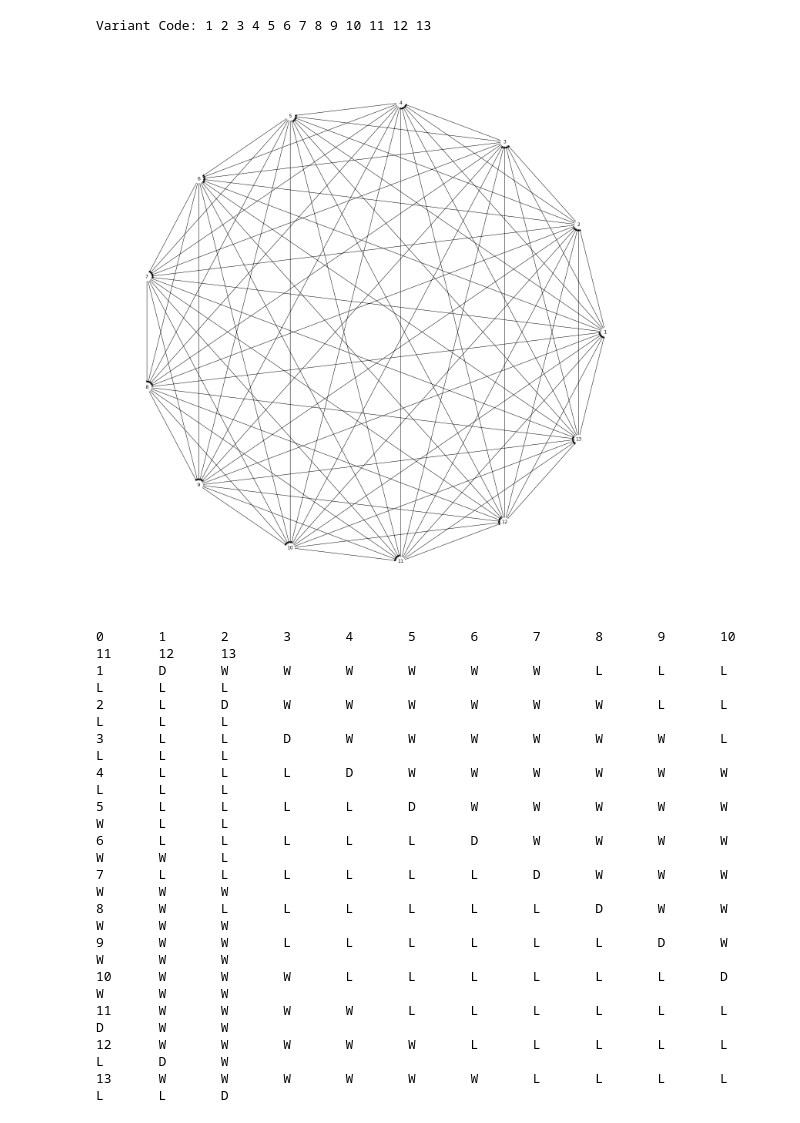
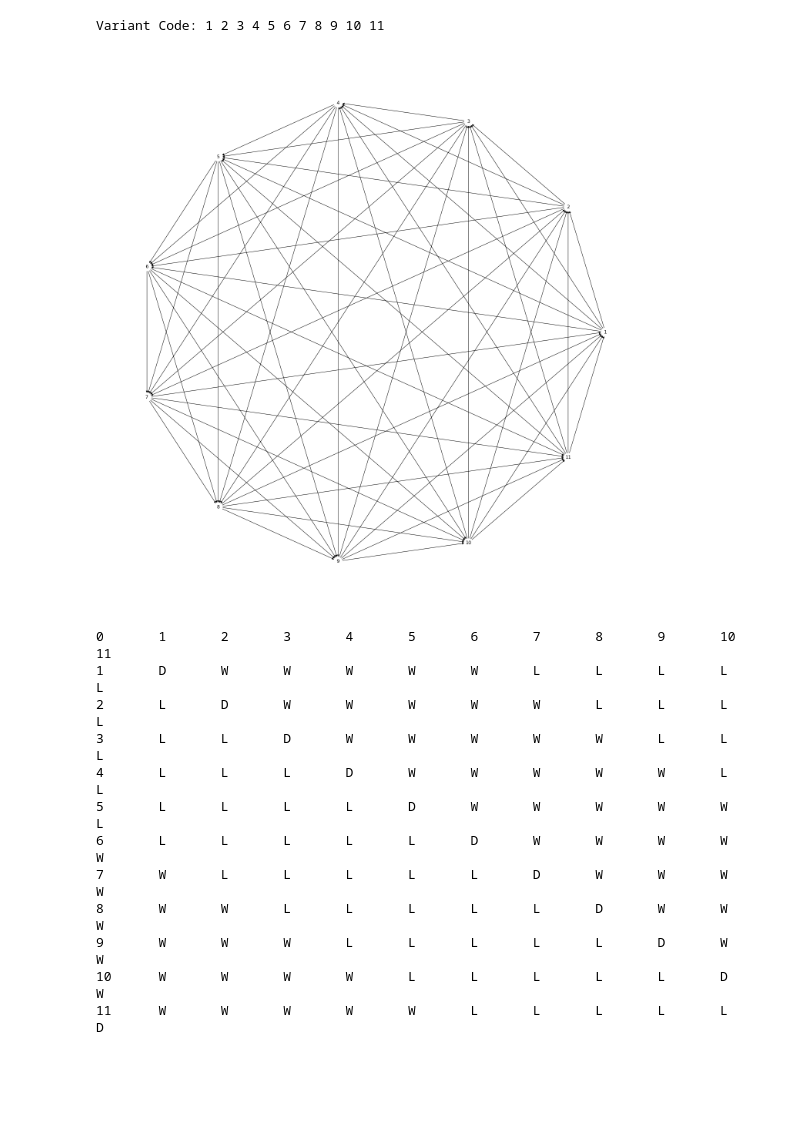
Before and after one commit to Aphrontos/Complicate-Rock-Paper-Scissors, a Jupyter notebook: Ǹolaniirrarat.ipynb, the cells around one changed output. Cells and saved outputs as stored; diff of their text form; code cells hidden in the pictures; blank space fills up the shorter version.

```diff
--- a/Ǹolaniirrarat.ipynb
+++ b/Ǹolaniirrarat.ipynb
@@ -316,30 +315,28 @@ class Player:
     def setPlay(self, play):
         self.play = play
 # %%
-size = 13
+size = 11
 adjacency = getInitialAdjacency(size)
 previous_code = getPreviousCode(adjacency)
 code_string = toString(previous_code)
 print("Variant Code: " + code_string)
 showGraph(adjacency, previous_code)
 FnPAdjacency(size, adjacency)
 # %% [output]
-Variant Code: 1 2 3 4 5 6 7 8 9 10 11 12 13
+Variant Code: 1 2 3 4 5 6 7 8 9 10 11
-[figure, old version]
+[figure, new version]
-0       1       2       3       4       5       6       7       8       9       10      11      12      13
-1       D       W       W       W       W       W       W       L       L       L       L       L       L
-2       L       D       W       W       W       W       W       W       L       L       L       L       L
-3       L       L       D       W       W       W       W       W       W       L       L       L       L
-4       L       L       L       D       W       W       W       W       W       W       L       L       L
-5       L       L       L       L       D       W       W       W       W       W       W       L       L
-6       L       L       L       L       L       D       W       W       W       W       W       W       L
-7       L       L       L       L       L       L       D       W       W       W       W       W       W
-8       W       L       L       L       L       L       L       D       W       W       W       W       W
-9       W       W       L       L       L       L       L       L       D       W       W       W       W
-10      W       W       W       L       L       L       L       L       L       D       W       W       W
-11      W       W       W       W       L       L       L       L       L       L       D       W       W
-12      W       W       W       W       W       L       L       L       L       L       L       D       W
-13      W       W       W       W       W       W       L       L       L       L       L       L       D
+0       1       2       3       4       5       6       7       8       9       10      11
+1       D       W       W       W       W       W       L       L       L       L       L
+2       L       D       W       W       W       W       W       L       L       L       L
+3       L       L       D       W       W       W       W       W       L       L       L
+4       L       L       L       D       W       W       W       W       W       L       L
+5       L       L       L       L       D       W       W       W       W       W       L
+6       L       L       L       L       L       D       W       W       W       W       W
+7       W       L       L       L       L       L       D       W       W       W       W
+8       W       W       L       L       L       L       L       D       W       W       W
+9       W       W       W       L       L       L       L       L       D       W       W
+10      W       W       W       W       L       L       L       L       L       D       W
+11      W       W       W       W       W       L       L       L       L       L       D
 # %%
 printIntroduction()
 
```
Also changed, not shown: parts of 6 cells of this notebook.
